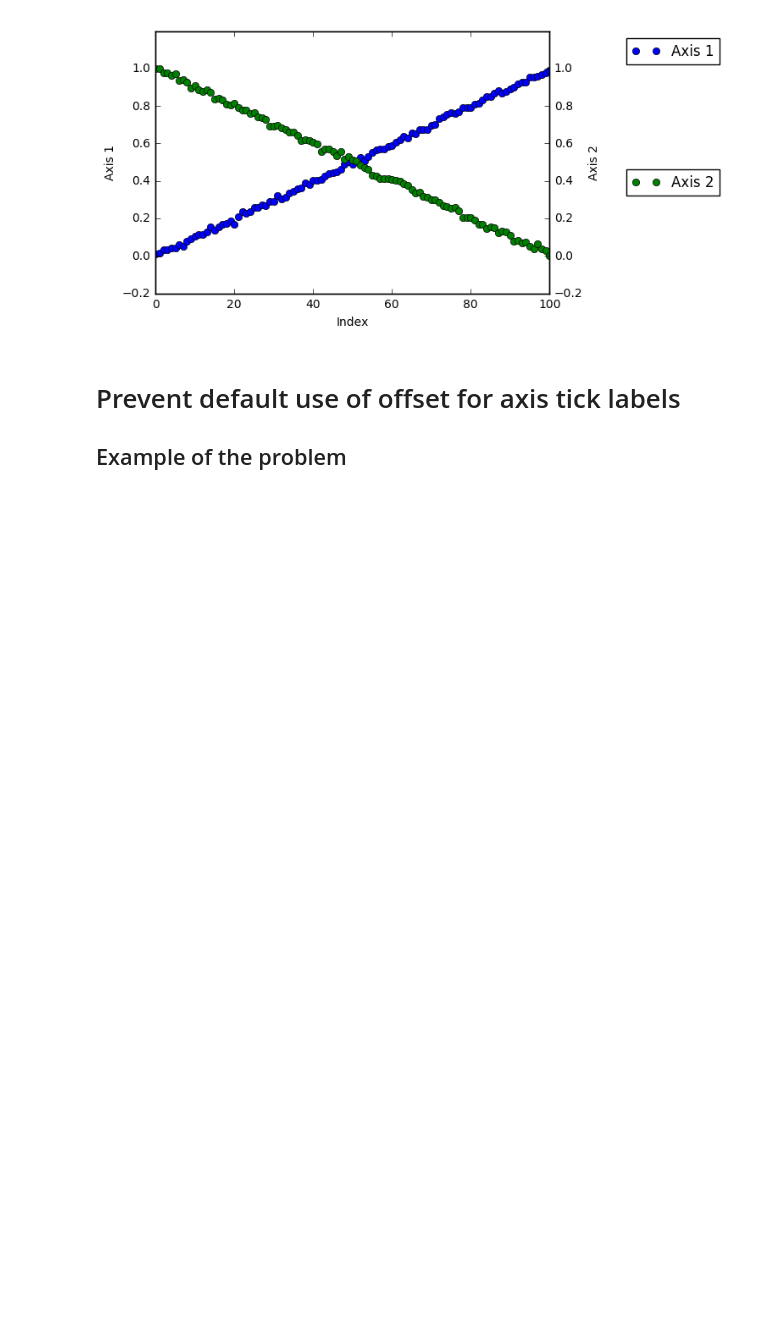
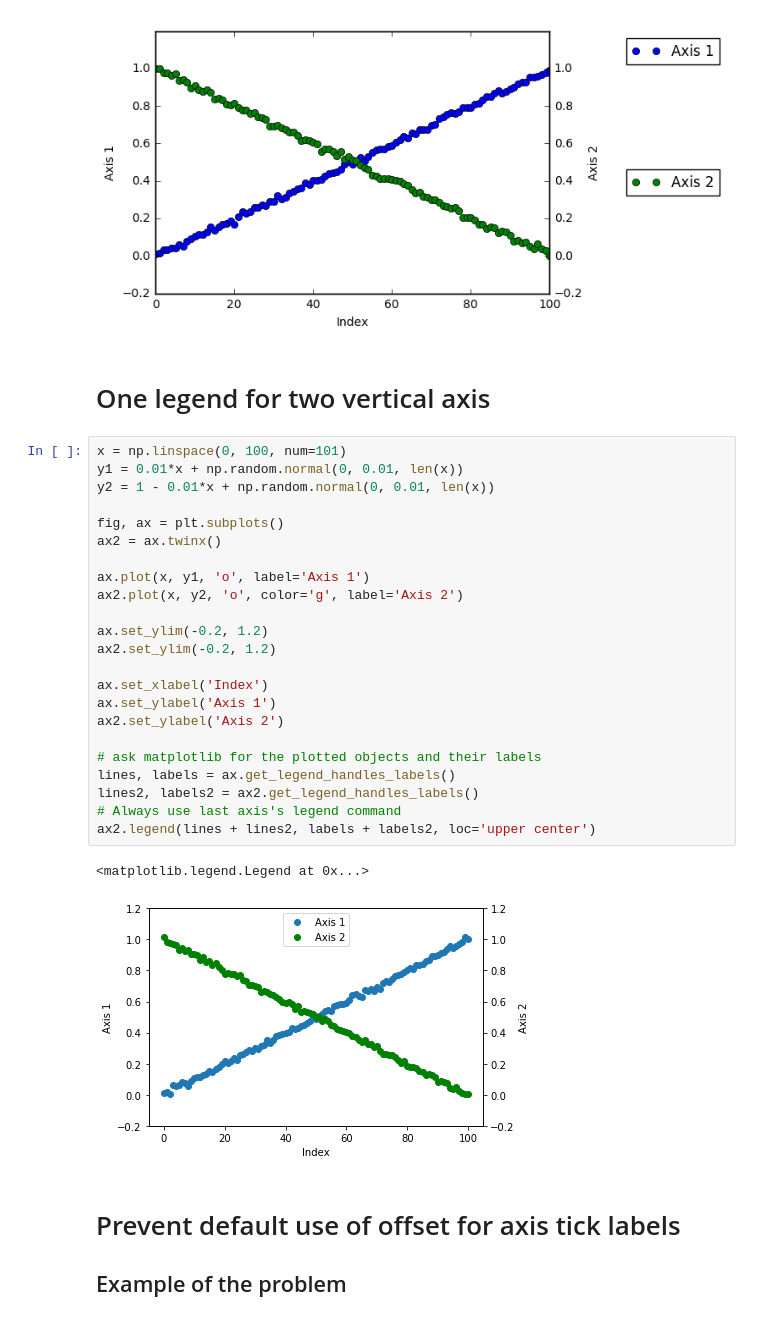
Before and after one commit to gregnordin/notes_to_self, a Jupyter notebook: python/matplotlib_notes.ipynb, the cells around one changed output. Cells and saved outputs as stored; diff of their text form; blank space fills up the shorter version.

Commit message:
Show how to put all labels from two axis objects into one legend

```diff
--- a/python/matplotlib_notes.ipynb
+++ b/python/matplotlib_notes.ipynb
@@ -56,6 +56,34 @@ ax2.legend(bbox_to_anchor=(1.45, 0.5))
 # %% [output]
 <matplotlib.legend.Legend at 0x...>
 [figure]
+# %% [markdown]
+# One legend for two vertical axis
+# %%
+x = np.linspace(0, 100, num=101)
+y1 = 0.01*x + np.random.normal(0, 0.01, len(x))
+y2 = 1 - 0.01*x + np.random.normal(0, 0.01, len(x))
+
+fig, ax = plt.subplots()
+ax2 = ax.twinx()
+
+ax.plot(x, y1, 'o', label='Axis 1')
+ax2.plot(x, y2, 'o', color='g', label='Axis 2')
+
+ax.set_ylim(-0.2, 1.2)
+ax2.set_ylim(-0.2, 1.2)
+
+ax.set_xlabel('Index')
+ax.set_ylabel('Axis 1')
+ax2.set_ylabel('Axis 2')
+
+# ask matplotlib for the plotted objects and their labels
+lines, labels = ax.get_legend_handles_labels()
+lines2, labels2 = ax2.get_legend_handles_labels()
+# Always use last axis's legend command
+ax2.legend(lines + lines2, labels + labels2, loc='upper center')
+# %% [output]
+<matplotlib.legend.Legend at 0x...>
+[figure, added]
 # %% [markdown]
 # Prevent default use of offset for axis tick labels
 
```
